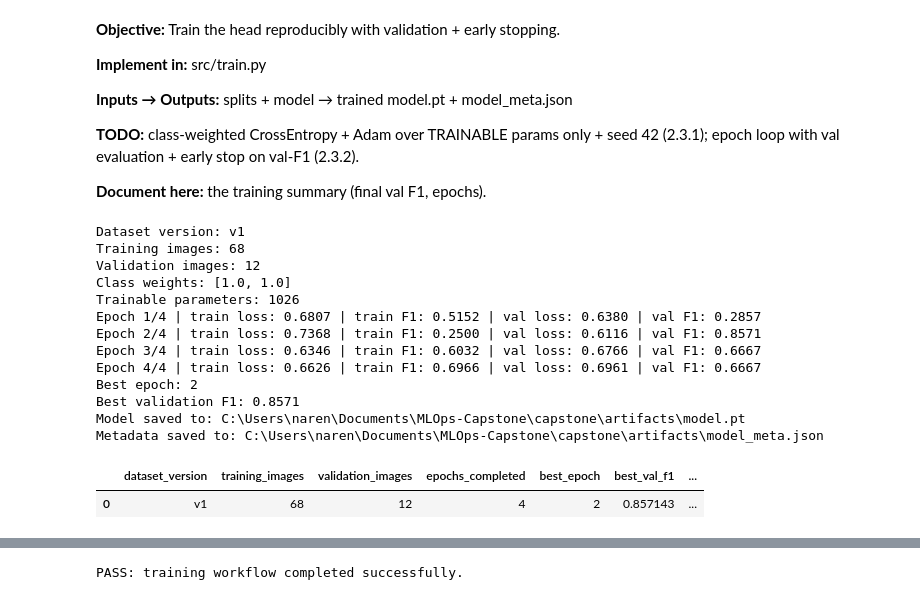
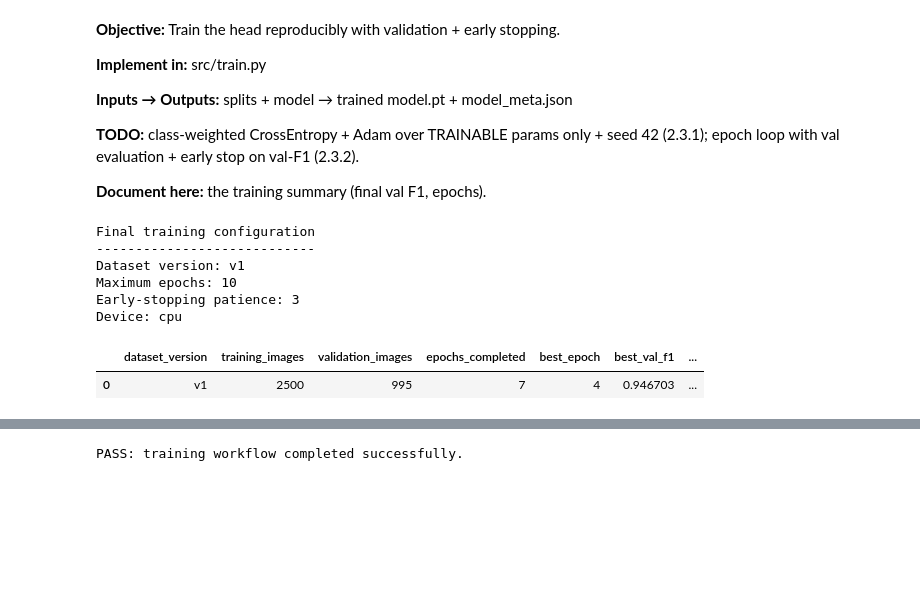
Before and after one commit to narendhar007/capstone, a Jupyter notebook: Model_Development_and_Tracking.ipynb, the cells around one changed output, grey strips where cells are left out. Saved outputs shown, nothing was run; the diff lists cells and outputs as text; code cells hidden in the pictures; blank space fills up the shorter version.

```diff
--- a/Model_Development_and_Tracking.ipynb
+++ b/Model_Development_and_Tracking.ipynb
@@ -176,10 +176,44 @@ limited casting-image training dataset.
 # %%
 # TODO 2.3.1-2.3.2: !python -m src.train   (then load artifacts/model_meta.json)
 # Run the reproducible training workflow.
-!python -m src.train
 
+import os
+import subprocess
+import sys
 import json
 import pandas as pd
+
+# Run the final training workflow on the complete v1 training partition.
+# Environment overrides are passed only to this training process, so the
+# provided config.py does not need to be modified.
+training_env = os.environ.copy()
+
+training_env["EPOCHS"] = "10"
+
+print("Final training configuration")
+print("----------------------------")
+print("Dataset version: v1")
+print("Maximum epochs: 10")
+print("Early-stopping patience:", config.EARLY_STOP_PATIENCE)
+print("Device:", config.DEVICE)
+
+# Run the training workflow as a subprocess, using the Python executable and the src.train module.
+#  The working directory is set to the base directory of the project, and the environment variables are passed to the subprocess.
+# The output is captured as text for easier debugging and analysis.
+training_result = subprocess.run(
+    [
+        sys.executable,
+        "-m",
+        "src.train",
+    ],
+    cwd=config.BASE_DIR,
+    env=training_env,
+    text=True,
+)
+
+assert training_result.returncode == 0, (
+    "Training workflow failed."
+)
 
 # Load the model metadata from the JSON file generated during training, which contains information about the
 # dataset version, number of training and validation images, epochs completed, best epoch, best validation F1 score, and class weights.
@@ -188,46 +222,39 @@ model_metadata = json.loads(
         encoding="utf-8"
     )
 )
 
 # Create a pandas DataFrame to summarize the training metadata, making it easier to visualize and analyze the training results.
 training_summary = pd.DataFrame(
     [
         {
             "dataset_version":
                 model_metadata["dataset_version"],
             "training_images":
                 model_metadata["training_images"],
             "validation_images":
                 model_metadata["validation_images"],
             "epochs_completed":
                 model_metadata["epochs_completed"],
             "best_epoch":
                 model_metadata["best_epoch"],
             "best_val_f1":
                 model_metadata["best_val_f1"],
             "class_weights":
                 model_metadata["class_weights"],
         }
     ]
 )
 
 display(training_summary)
 # %% [output]
+Final training configuration
+----------------------------
 Dataset version: v1
-Training images: 68
-Validation images: 12
-Class weights: [1.0, 1.0]
-Trainable parameters: 1026
-Epoch 1/4 | train loss: 0.6807 | train F1: 0.5152 | val loss: 0.6380 | val F1: 0.2857
-Epoch 2/4 | train loss: 0.7368 | train F1: 0.2500 | val loss: 0.6116 | val F1: 0.8571
-Epoch 3/4 | train loss: 0.6346 | train F1: 0.6032 | val loss: 0.6766 | val F1: 0.6667
-Epoch 4/4 | train loss: 0.6626 | train F1: 0.6966 | val loss: 0.6961 | val F1: 0.6667
-Best epoch: 2
-Best validation F1: 0.8571
-Model saved to: C:\Users\naren\Documents\MLOps-Capstone\capstone\artifacts\model.pt
-Metadata saved to: C:\Users\naren\Documents\MLOps-Capstone\capstone\artifacts\model_meta.json
+Maximum epochs: 10
+Early-stopping patience: 3
+Device: cpu
 |  | dataset_version | training_images | validation_images | epochs_completed | best_epoch | best_val_f1 | ... |
-| 0 | v1 | 68 | 12 | 4 | 2 | 0.857143 | ... |
+| 0 | v1 | 2500 | 995 | 7 | 4 | 0.946703 | ... |
 # %%
 #Load the training history from the model metadata and create a pandas DataFrame
 # to visualize the training and validation loss and F1 score over epochs.
```
Also changed, not shown: parts of 21 cells of this notebook, 17 other files.
